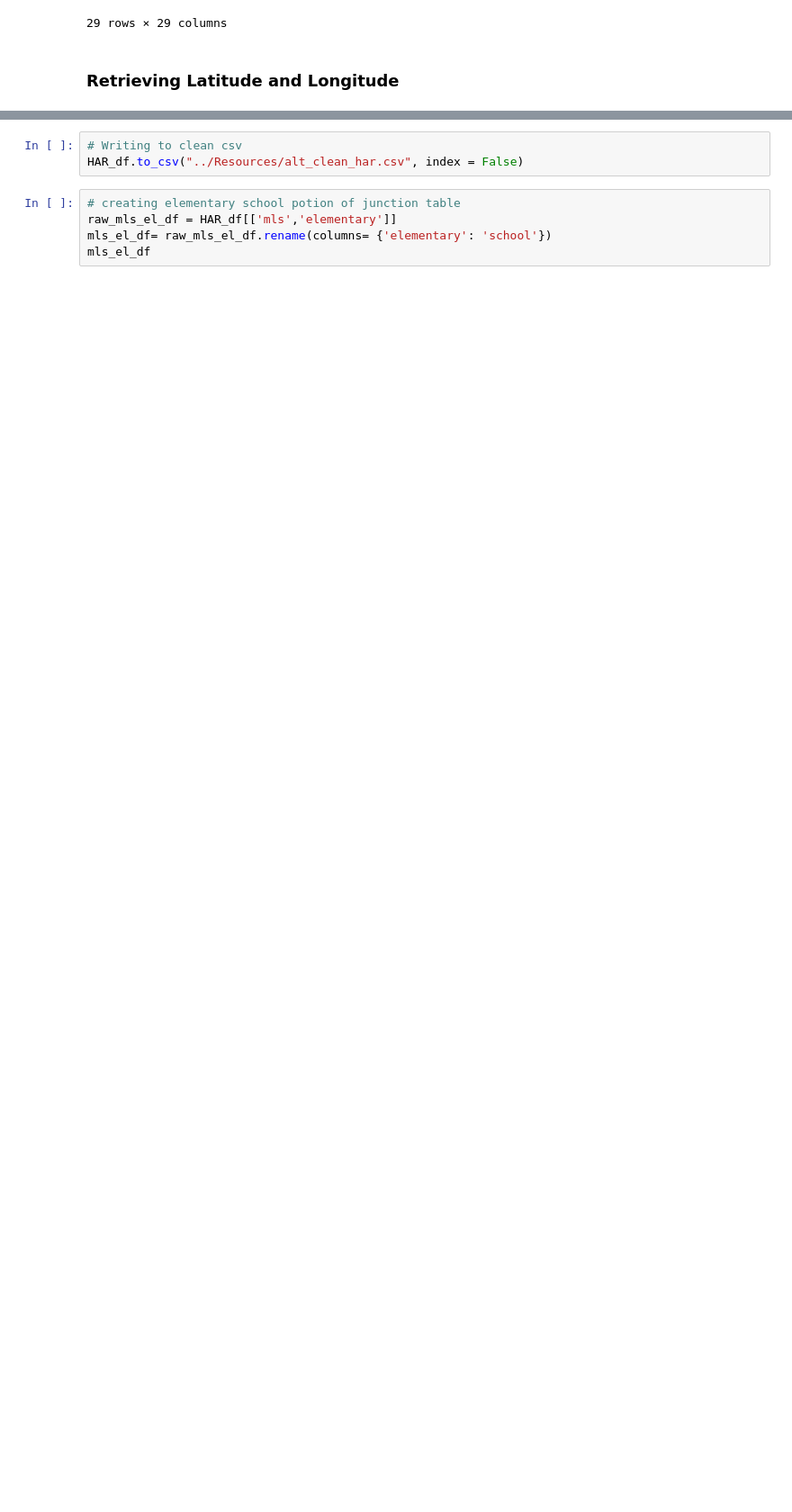
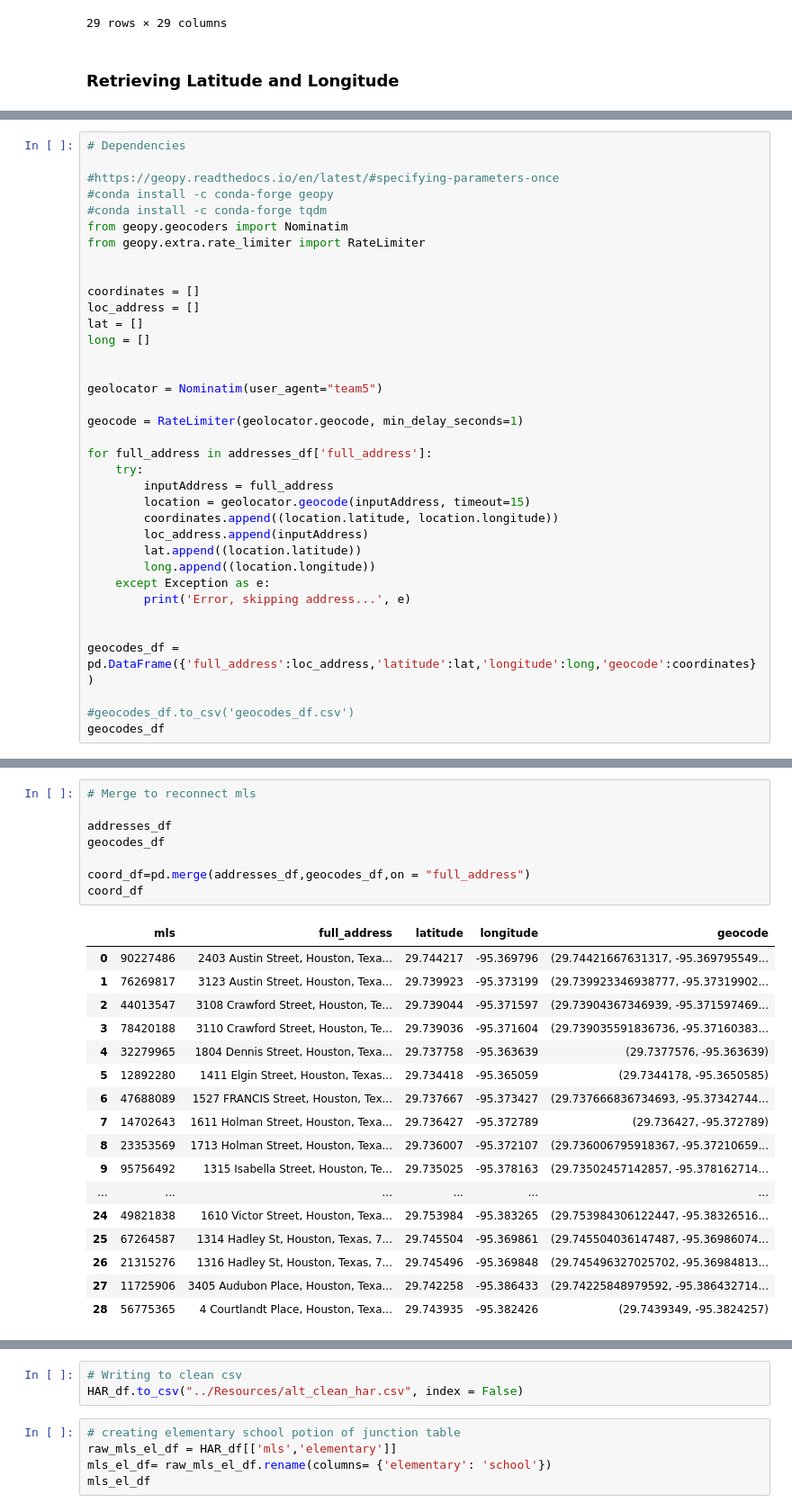
Before and after one commit to ortegaorlando2/Project-2, a Jupyter notebook: Main/latlong.ipynb, the cells around one changed output, grey strips where cells are left out. Shown: that part at 90% size. Cells and saved outputs as stored; diff of their text form; blank space fills up the shorter version.

Commit message:
merged coord with mls dana/orlando

```diff
--- a/Main/latlong.ipynb
+++ b/Main/latlong.ipynb
@@ -388,0 +337,36 @@ addresses_df
+# %%
+# Dependencies
+
+#https://geopy.readthedocs.io/en/latest/#specifying-parameters-once
+#conda install -c conda-forge geopy
+#conda install -c conda-forge tqdm
+from geopy.geocoders import Nominatim
+from geopy.extra.rate_limiter import RateLimiter
+
+
+coordinates = []
+loc_address = []
+lat = []
+long = []
+
+
+geolocator = Nominatim(user_agent="team5")
+
+geocode = RateLimiter(geolocator.geocode, min_delay_seconds=1)
+
+for full_address in addresses_df['full_address']:
+    try:
+        inputAddress = full_address
+        location = geolocator.geocode(inputAddress, timeout=15)
+        coordinates.append((location.latitude, location.longitude))
+        loc_address.append(inputAddress)
+        lat.append((location.latitude))
+        long.append((location.longitude))
+    except Exception as e:
+        print('Error, skipping address...', e)
+
+
+geocodes_df = pd.DataFrame({'full_address':loc_address,'latitude':lat,'longitude':long,'geocode':coordinates})
+
+#geocodes_df.to_csv('geocodes_df.csv')
+geocodes_df
@@ -388,0 +391,26 @@ addresses_df
+# %%
+# Merge to reconnect mls
+
+addresses_df
+geocodes_df
+
+coord_df=pd.merge(addresses_df,geocodes_df,on = "full_address")
+coord_df
+# %% [output]
+|  | mls | full_address | latitude | longitude | geocode |
+| 0 | 90227486 | 2403 Austin Street, Houston, Texa... | 29.744217 | -95.369796 | (29.74421667631317, -95.369795549... |
+| 1 | 76269817 | 3123 Austin Street, Houston, Texa... | 29.739923 | -95.373199 | (29.739923346938777, -95.37319902... |
+| 2 | 44013547 | 3108 Crawford Street, Houston, Te... | 29.739044 | -95.371597 | (29.73904367346939, -95.371597469... |
+| 3 | 78420188 | 3110 Crawford Street, Houston, Te... | 29.739036 | -95.371604 | (29.739035591836736, -95.37160383... |
+| 4 | 32279965 | 1804 Dennis Street, Houston, Texa... | 29.737758 | -95.363639 | (29.7377576, -95.363639) |
+| 5 | 12892280 | 1411 Elgin Street, Houston, Texas... | 29.734418 | -95.365059 | (29.7344178, -95.3650585) |
+| 6 | 47688089 | 1527 FRANCIS Street, Houston, Tex... | 29.737667 | -95.373427 | (29.737666836734693, -95.37342744... |
+| 7 | 14702643 | 1611 Holman Street, Houston, Texa... | 29.736427 | -95.372789 | (29.736427, -95.372789) |
+| 8 | 23353569 | 1713 Holman Street, Houston, Texa... | 29.736007 | -95.372107 | (29.736006795918367, -95.37210659... |
+| 9 | 95756492 | 1315 Isabella Street, Houston, Te... | 29.735025 | -95.378163 | (29.73502457142857, -95.378162714... |
+| ... | ... | ... | ... | ... | ... |
+| 24 | 49821838 | 1610 Victor Street, Houston, Texa... | 29.753984 | -95.383265 | (29.753984306122447, -95.38326516... |
+| 25 | 67264587 | 1314 Hadley St, Houston, Texas, 7... | 29.745504 | -95.369861 | (29.745504036147487, -95.36986074... |
+| 26 | 21315276 | 1316 Hadley St, Houston, Texas, 7... | 29.745496 | -95.369848 | (29.745496327025702, -95.36984813... |
+| 27 | 11725906 | 3405 Audubon Place, Houston, Texa... | 29.742258 | -95.386433 | (29.74225848979592, -95.386432714... |
+| 28 | 56775365 | 4 Courtlandt Place, Houston, Texa... | 29.743935 | -95.382426 | (29.7439349, -95.3824257) |
```
Also changed, not shown: parts of 41 cells of this notebook.
